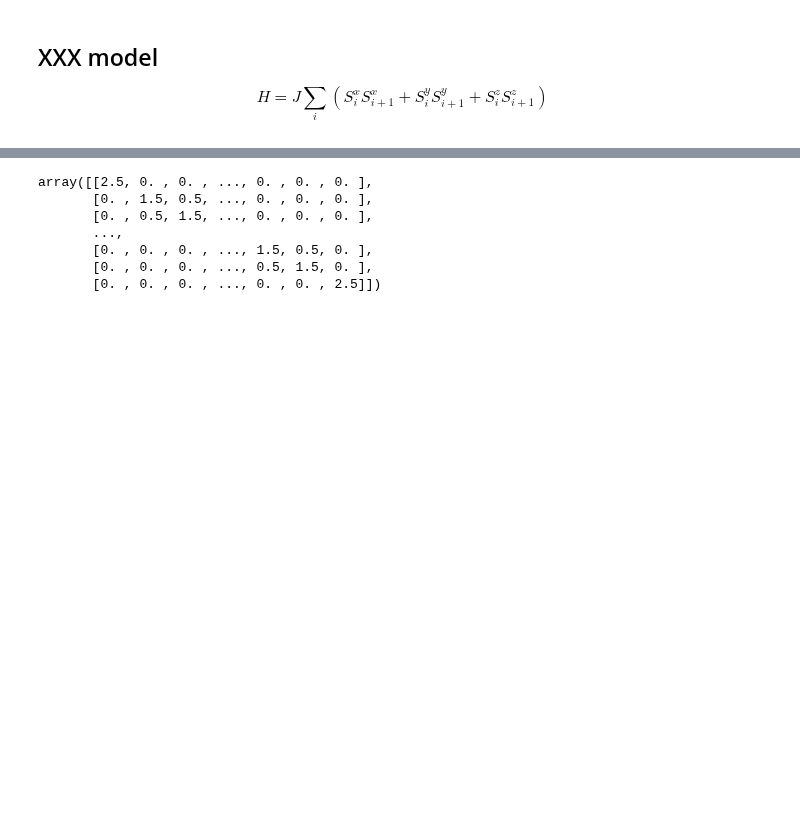
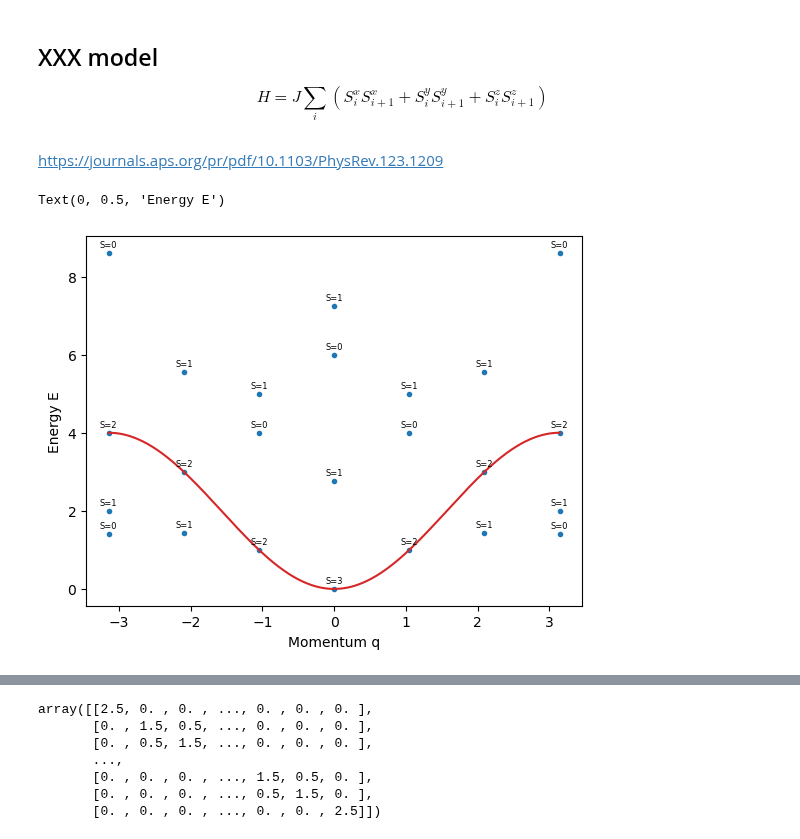
Before and after one commit to zhuhaodavid/quante, a Jupyter notebook: example/models/heisenberg.ipynb, the cells around one changed output, grey strips where cells are left out. Saved outputs shown, nothing was run; the diff lists cells and outputs as text; code cells hidden in the pictures; blank space fills up the shorter version.

```diff
--- a/example/models/heisenberg.ipynb
+++ b/example/models/heisenberg.ipynb
@@ -4,3 +4,50 @@
 $$
             H = J \sum_{i} \left( S_i^x S_{i+1}^x + S_i^y S_{i+1}^y + S_i^z S_{i+1}^z \right)
 $$
+# %% [markdown]
+https://journals.aps.org/pr/pdf/10.1103/PhysRev.123.1209
+# %%
+import quante as qt
+import numpy as np
+import matplotlib.pyplot as plt
+L = 6
+J = 1
+ham = qt.generate.operas.heisenberg_operator(L, j=-2*J, cyclic=True) + 2*J*L/4
+eng = []
+Ss = []
+qs = []
+for k in range(L):
+    q = 2*np.pi/L*k - (0 if k < L/2 else 2*np.pi)
+    for S in range(L+1):
+        basis = qt.generate.basis.spin_basis(L, Nup=S, kblock=k%L)
+        hammat = ham.to_matrix(basis, pauli=False)
+        if basis.Ns>0:
+            kNeng = np.linalg.eigvalsh(hammat)
+            for e in kNeng:
+                for i in range(len(eng)):
+                    if abs(e - eng[i]) < 1e-10 and abs(qs[i] - q) < 1e-10:
+                        Ss[i].append(S)
+                        break
+                else:
+                    eng.append(e)
+                    Ss.append([S])
+                    qs.append(q)
+
+for i in range(len(qs)):
+    if abs(qs[i] + np.pi) < 1e-10:
+        eng.append(eng[i])
+        Ss.append(Ss[i])
+        qs.append(np.pi)
+
+plt.plot(qs, eng, 'C0.')
+for i in range(len(eng)):
+    si = np.array(Ss[i])
+    si = int(max(si/2 - (L-si)/2))
+    plt.text(qs[i], eng[i]+0.1, f"S={si}", fontsize=6, ha='center', va='bottom')
+xs = np.linspace(-np.pi, np.pi, 500)
+plt.plot(xs, 2*J*(1-np.cos(xs)), 'C3-')
+plt.xlabel('Momentum q')
+plt.ylabel('Energy E')
+# %% [output]
+Text(0, 0.5, 'Energy E')
+[figure, added]
```
Also changed, not shown: parts of 5 cells of this notebook, 11 other files.
